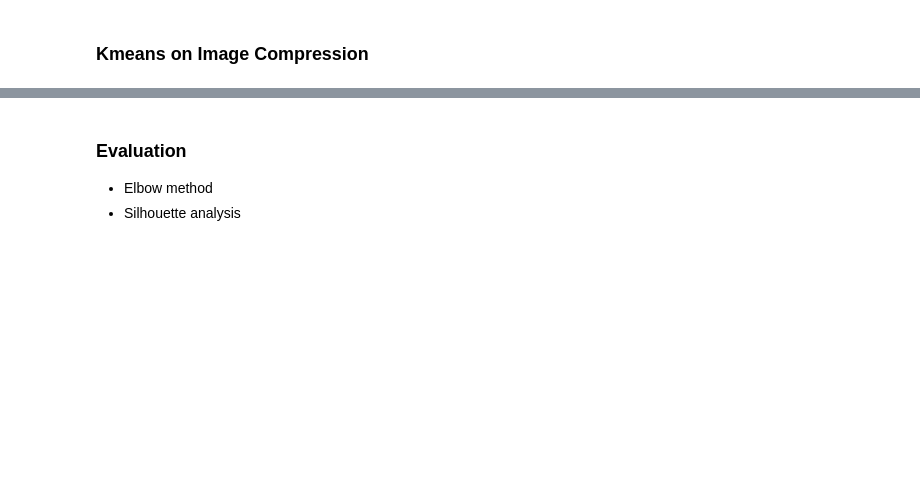
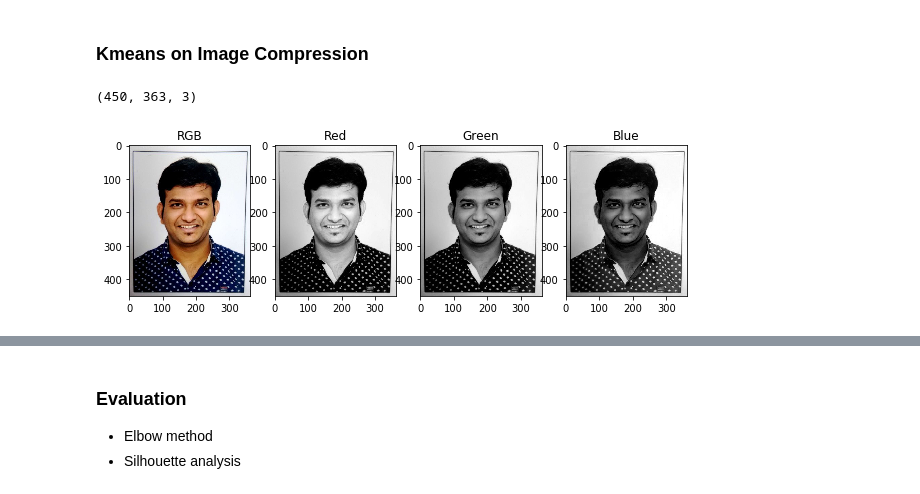
Before and after one commit to pythonvirus/ML_Journey, a Jupyter notebook: 7. Clustering/Clustering.ipynb, the cells around one changed output, grey strips where cells are left out. Saved outputs shown, nothing was run; the diff lists cells and outputs as text; code cells hidden in the pictures; blank space fills up the shorter version.

```diff
--- a/7. Clustering/Clustering.ipynb
+++ b/7. Clustering/Clustering.ipynb
@@ -204,3 +245,29 @@ Observations
 # %% [markdown]
 ### Kmeans on Image Compression
+# %%
+# Read the image
+from skimage.io import imread
+from skimage import img_as_float
+img = imread('Photo.jpg')
+img_size = img.shape
+print(img_size)
+# %% [output]
+(450, 363, 3)
+# %%
+from pylab import *
+%matplotlib inline
+img_f = img_as_float(img)
+w, h = img_f.shape[:2]
+R = img_f[:,:,0]
+G = img_f[:,:,1]
+B = img_f[:,:,2]
+figure(figsize=(10,7))
+gray()
+subplot(1,4,1); imshow(img_f); title("RGB")
+subplot(1,4,2); imshow(R); title("Red")
+subplot(1,4,3); imshow(G); title("Green")
+subplot(1,4,4); imshow(B); title("Blue")
+show()
+# %% [output]
+[figure, added]
 # %%
```
Also changed, not shown: parts of 53 cells of this notebook, 7 other files.
